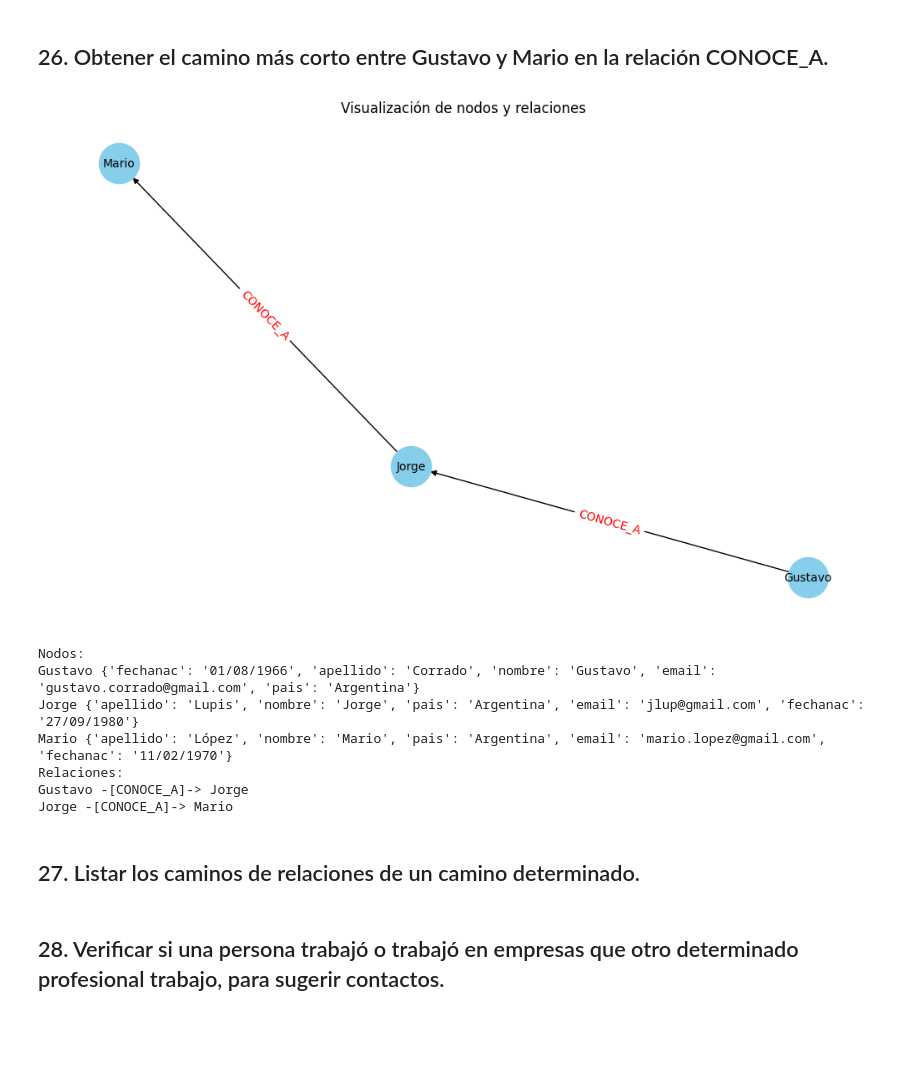
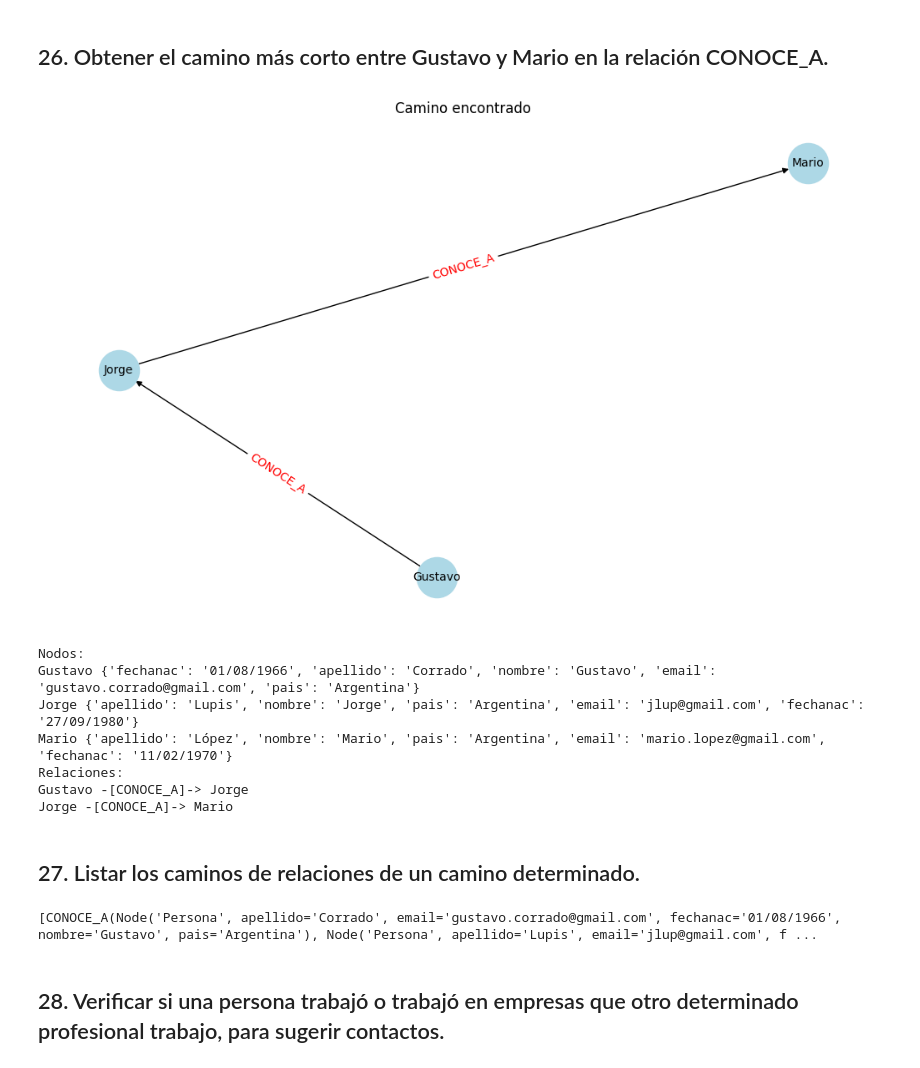
Before and after one commit to hernansilva21/bdia-tp, a Jupyter notebook: tp3/practica3.ipynb, the cells around one changed output. Saved outputs shown, nothing was run; the diff lists cells and outputs as text; code cells hidden in the pictures; blank space fills up the shorter version.

```diff
--- a/tp3/practica3.ipynb
+++ b/tp3/practica3.ipynb
@@ -424,9 +430,9 @@ Nodos:
 ## 26. Obtener el camino más corto entre Gustavo y Mario en la relación CONOCE_A.
 # %%
 query = "MATCH (a:Persona {nombre: 'Gustavo'}), (b:Persona {nombre: 'Mario'}), p = shortestPath((a)-[:CONOCE_A*]-(b)) RETURN p"
-plot_nodes(graph, query)
+plot_path(graph, query)
 # %% [output]
-[figure, old version]
+[figure, new version]
 Nodos:
 Gustavo {'fechanac': '01/08/1966', 'apellido': 'Corrado', 'nombre': 'Gustavo', 'email': 'gustavo.corrado@gmail.com', 'pais': 'Argentina'}
 Jorge {'apellido': 'Lupis', 'nombre': 'Jorge', 'pais': 'Argentina', 'email': 'jlup@gmail.com', 'fechanac': '27/09/1980'}
@@ -437,8 +443,10 @@ Jorge -[CONOCE_A]-> Mario
 # %% [markdown]
 ## 27. Listar los caminos de relaciones de un camino determinado.
 # %%
-query = "MATCH p = (a:Persona {nombre: 'Mario', apellido: 'López'})-[:CONOCE_A*]->(b:Persona {nombre: 'Jorge', apellido: 'Lupis'}) RETURN relationships(p) AS relaciones"
+query = "MATCH p = (a:Persona {nombre: 'Gustavo', apellido: 'Corrado'})-[:CONOCE_A*]-(b:Persona {nombre: 'Bibiana', apellido: 'González'}) RETURN relationships(p) AS relaciones"
 print_records(graph, query)
+# %% [output]
+[CONOCE_A(Node('Persona', apellido='Corrado', email='gustavo.corrado@gmail.com', fechanac='01/08/1966', nombre='Gustavo', pais='Argentina'), Node('Persona', apellido='Lupis', email='jlup@gmail.com', f ...
 # %% [markdown]
 ## 28. Verificar si una persona trabajó o trabajó en empresas que otro determinado profesional trabajo, para sugerir contactos.
 # %%
```
Also changed, not shown: parts of 11 cells of this notebook, 6 other files.
